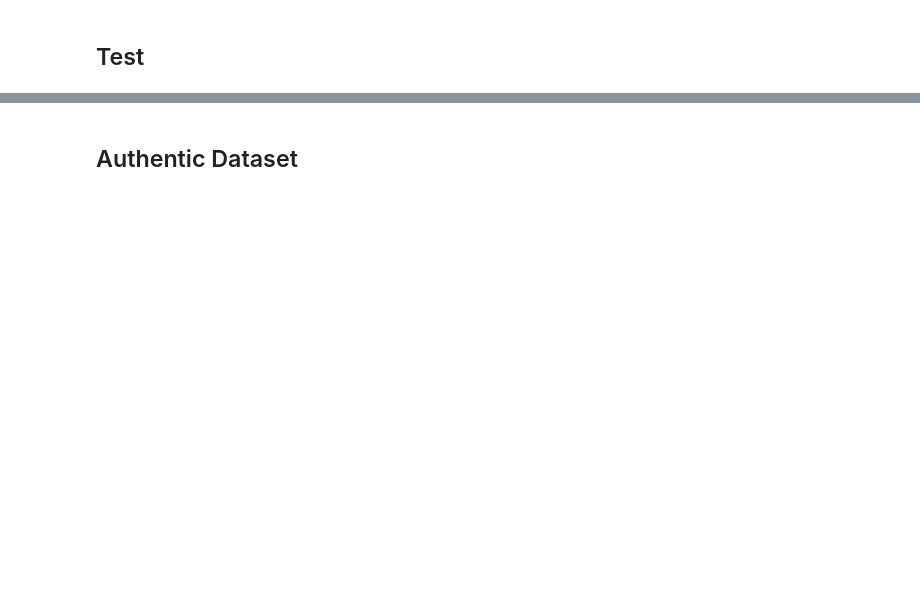
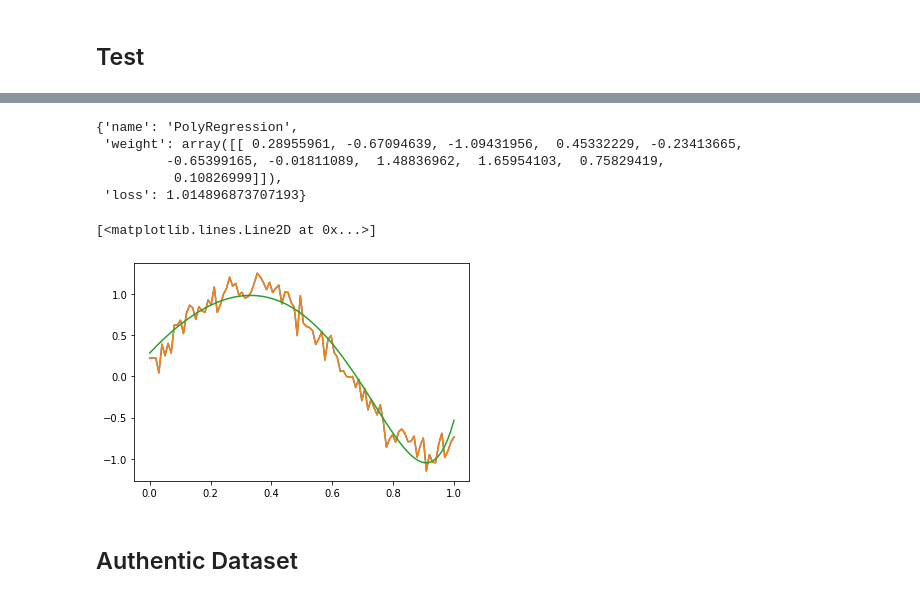
Before and after one commit to Nozom1466/Linear-Regression-from-Scratch, a Jupyter notebook: PA1/Linear_Regression.ipynb, the cells around one changed output, grey strips where cells are left out. Cells and saved outputs as stored; diff of their text form; code cells hidden in the pictures; blank space fills up the shorter version.

```diff
--- a/PA1/Linear_Regression.ipynb
+++ b/PA1/Linear_Regression.ipynb
@@ -63,7 +91,7 @@ def loss_fn(cate: str='mse'):
     else:
         return NotImplemented
 # %%
-def SGD(dw, db, lr, weight, bias):
+def SGD(dw: np.ndarray, db: np.ndarray, lr: int, weight: np.ndarray, bias: np.ndarray) -> Dict:
     """Stochastic Gradient Descent"""
     return {
         'weight_updated': weight - lr * dw,
@@ -71,7 +99,7 @@ def SGD(dw, db, lr, weight, bias):
     }
 
 def optimizer(cate: str='SGD'):
-    """optimizors"""
+    """optimizers"""
     if cate == 'SGD':
         return SGD
     else:
@@ -140,5 +238,5 @@ class LinearRegression(Module):
 # %%
-def training(model, epochs):
+def training(model, epochs, labels):
     result = {}
 
     for epoch in range(epochs):
@@ -151,7 +249,7 @@ def training(model, epochs):
 
     result['name'] = model.__class__.__name__
     result['weight'] = model.weight
-    result['bias'] = model.bias
+    # result['bias'] = model.bias
     result['loss'] = model.loss
 
     return result
@@ -184,0 +297,12 @@ Epoch: 9 loss: 170441.92275246794
+# %%
+def synthetic_poly_data():
+    x = np.linspace(0, 1, 100)
+    y = np.sin(5 * x) + 0.1 + np.random.randn(len(x)) * 0.1
+    return x, y
+
+syn_poly_data = synthetic_poly_data()
+poly_features = syn_poly_data[0][:, np.newaxis]
+poly_labels = syn_poly_data[1][:, np.newaxis]
+# %%
+poly_reg = PolyRegression(poly_features, lr=0.1, poly_deg=10)
+poly_training_res = training(poly_reg, 12000, poly_labels)
@@ -185,3 +327,25 @@ Epoch: 9 loss: 170441.92275246794
+# %%
+poly_training_res
+# %% [output]
+{'name': 'PolyRegression',
+ 'weight': array([[ 0.28955961, -0.67094639, -1.09431956,  0.45332229, -0.23413665,
+         -0.65399165, -0.01811089,  1.48836962,  1.65954103,  0.75829419,
+          0.10826999]]),
+ 'loss': 1.014896873707193}
+# %%
+# poly_training_res
+plt.plot(poly_features, poly_labels)
+
+def getY_Hat(x, theta):
+    # 根据 theta 作为系数，生成多项式函数
+    f = np.poly1d(theta)
+    return f(x)
+
+plt.plot(poly_features, poly_labels)
+plt.plot(poly_features, getY_Hat(poly_features, np.flip(poly_training_res['weight'][0])))
+# %% [output]
+[<matplotlib.lines.Line2D at 0x...>]
+[figure, added]
 # %% [markdown]
 ## Authentic Dataset
 # %%
```
Also changed, not shown: parts of 17 cells of this notebook.
